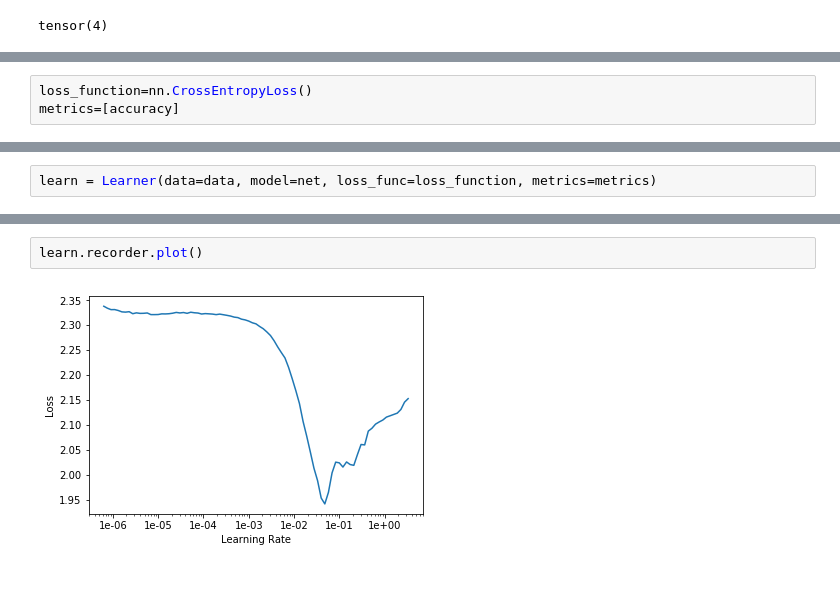
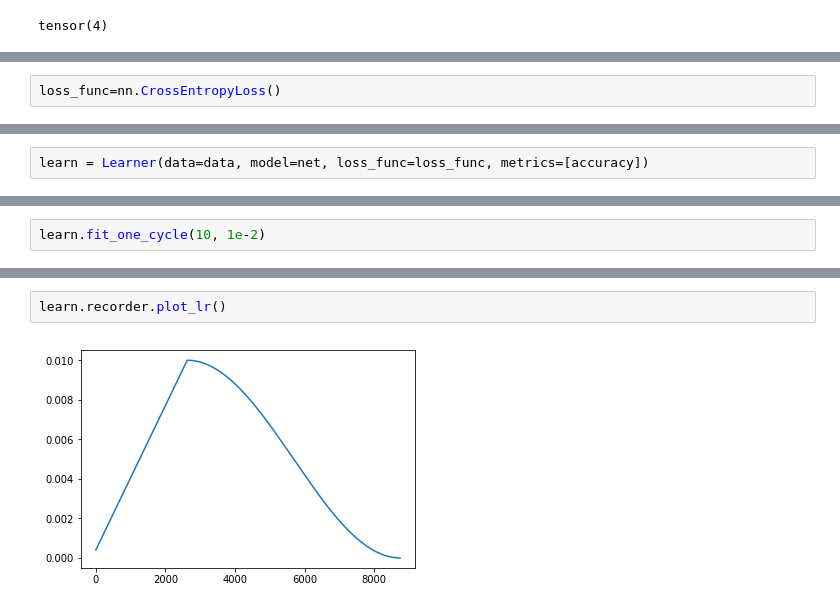
Before and after one commit to fredguth/ML_lesson, a Jupyter notebook: helloMNIST.ipynb, the cells around one changed output, grey strips where cells are left out. Saved outputs shown, nothing was run; the diff lists cells and outputs as text; blank space fills up the shorter version.

```diff
--- a/helloMNIST.ipynb
+++ b/helloMNIST.ipynb
@@ -69,5 +69,4 @@ net = nn.Sequential(
     nn.Linear(16, 10)
 ).cuda()
 # %%
-loss_function=nn.CrossEntropyLoss()
-metrics=[accuracy]
+loss_func=nn.CrossEntropyLoss()
@@ -74,2 +126,2 @@ metrics=[accuracy]
 # %%
-learn = Learner(data=data, model=net, loss_func=loss_function, metrics=metrics)
+learn = Learner(data=data, model=net, loss_func=loss_func, metrics=[accuracy])
@@ -80,0 +128,2 @@ LR Finder is complete, type {learner_name}.recorder.plot() to see the graph.
+# %%
+learn.fit_one_cycle(10, 1e-2)
@@ -81,4 +144,4 @@ LR Finder is complete, type {learner_name}.recorder.plot() to see the graph.
 # %%
-learn.recorder.plot()
+learn.recorder.plot_lr()
 # %% [output]
-[figure, old version]
+[figure, new version]
```
Also changed, not shown: parts of 18 cells of this notebook, 8 other files.
